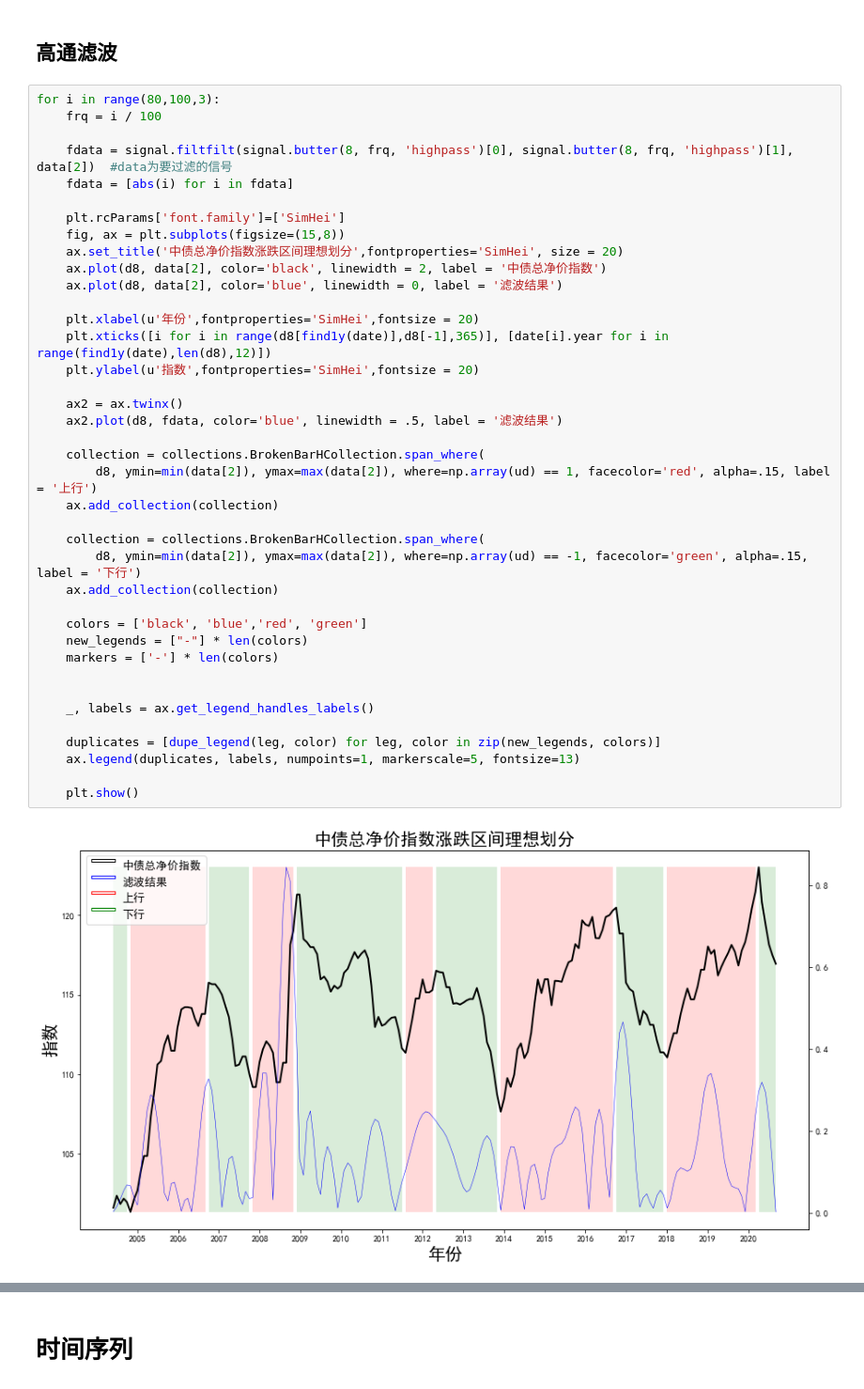
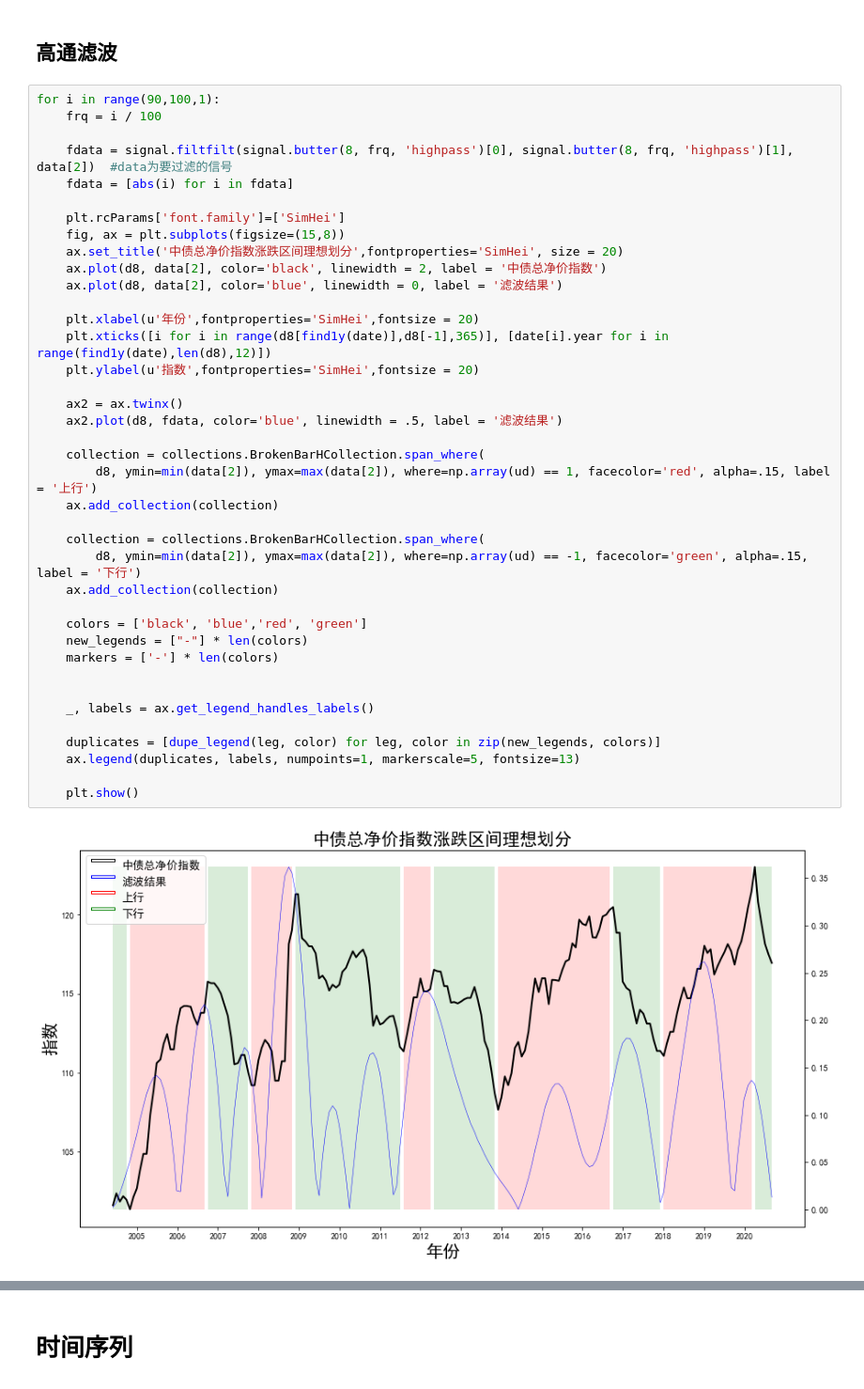
Before and after one commit to LimboRift/wkzq, a Jupyter notebook: 滤波.ipynb, the cells around one changed output, grey strips where cells are left out. Shown at 94% size. Saved outputs shown, nothing was run; the diff lists cells and outputs as text.

```diff
--- a/滤波.ipynb
+++ b/滤波.ipynb
@@ -641,7 +646,7 @@ print('复杂度',c1)
 # %% [markdown]
 ## 高通滤波
 # %%
-for i in range(80,100,3):
+for i in range(90,100,1):
     frq = i / 100
 
     fdata = signal.filtfilt(signal.butter(8, frq, 'highpass')[0], signal.butter(8, frq, 'highpass')[1], data[2])  #data为要过滤的信号
@@ -653,31 +658,31 @@ for i in range(80,100,3):
     ax.plot(d8, data[2], color='black', linewidth = 2, label = '中债总净价指数')
     ax.plot(d8, data[2], color='blue', linewidth = 0, label = '滤波结果')
 
     plt.xlabel(u'年份',fontproperties='SimHei',fontsize = 20)
     plt.xticks([i for i in range(d8[find1y(date)],d8[-1],365)], [date[i].year for i in range(find1y(date),len(d8),12)])
     plt.ylabel(u'指数',fontproperties='SimHei',fontsize = 20)
 
     ax2 = ax.twinx()
     ax2.plot(d8, fdata, color='blue', linewidth = .5, label = '滤波结果')
 
     collection = collections.BrokenBarHCollection.span_where(
         d8, ymin=min(data[2]), ymax=max(data[2]), where=np.array(ud) == 1, facecolor='red', alpha=.15, label = '上行')
     ax.add_collection(collection)
 
     collection = collections.BrokenBarHCollection.span_where(
         d8, ymin=min(data[2]), ymax=max(data[2]), where=np.array(ud) == -1, facecolor='green', alpha=.15, label = '下行')
     ax.add_collection(collection)
 
     colors = ['black', 'blue','red', 'green']
     new_legends = ["-"] * len(colors)
     markers = ['-'] * len(colors)
 
 
     _, labels = ax.get_legend_handles_labels()
 
     duplicates = [dupe_legend(leg, color) for leg, color in zip(new_legends, colors)]
     ax.legend(duplicates, labels, numpoints=1, markerscale=5, fontsize=13)
 
     plt.show()
 # %% [output]
-[figure, old version]
+[figure, new version]
```
Also changed, not shown: parts of 2 cells of this notebook, 2 other files.
